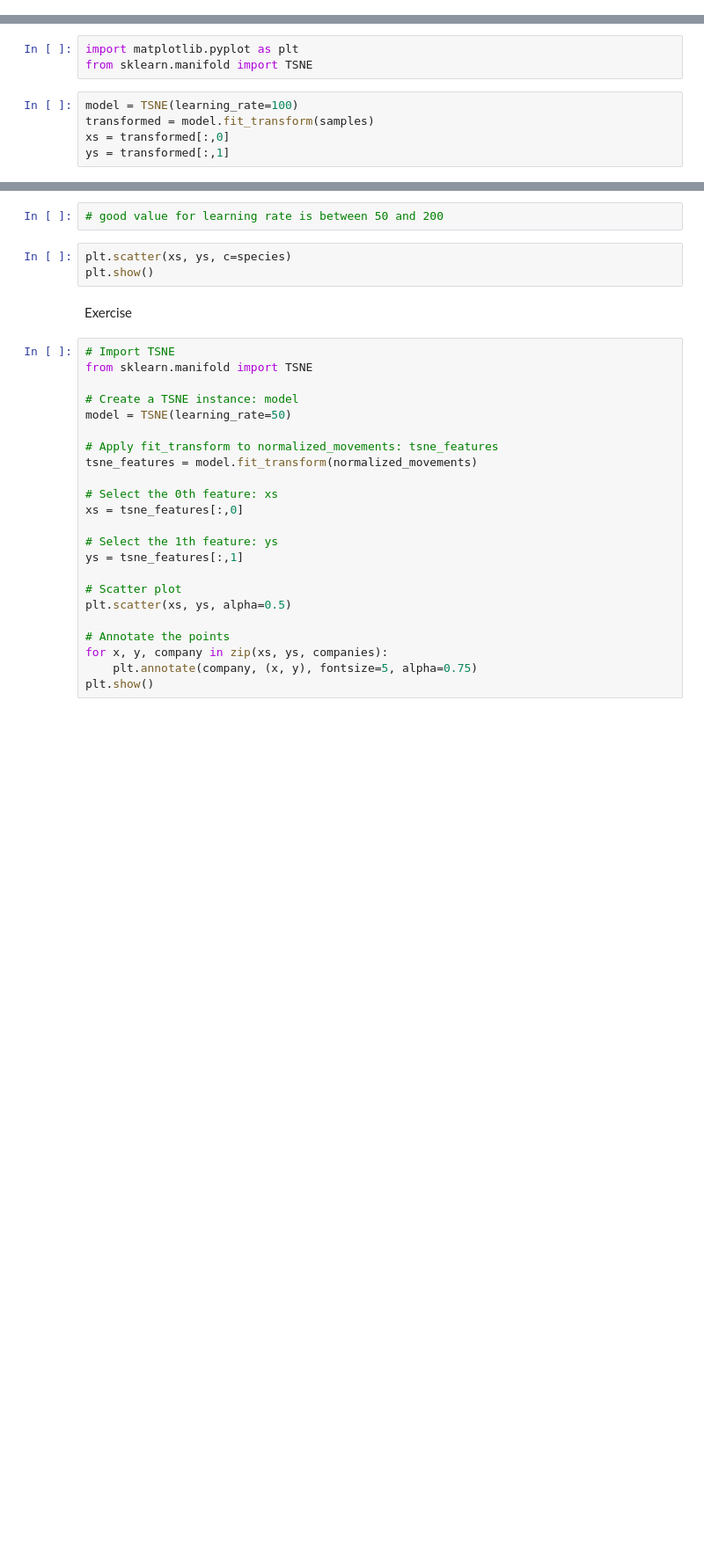
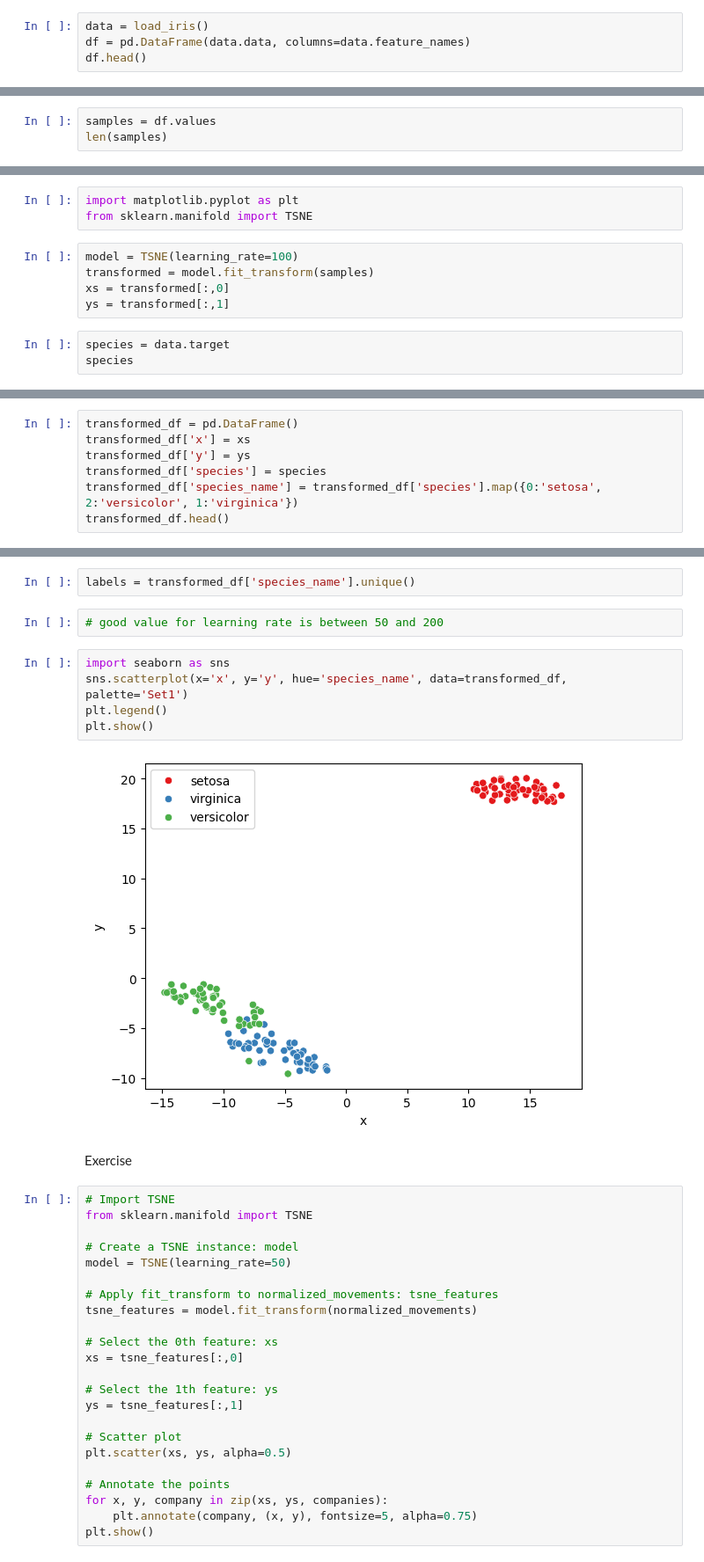
Before and after one commit to riddlemeS4m/machine-learning-scientist-datacamp, a Jupyter notebook: module-3-unsupervised-learning/tsne.ipynb, the cells around one changed output, grey strips where cells are left out. Shown: that part at 88% size. Cells and saved outputs as stored; diff of their text form; blank space fills up the shorter version.

```diff
--- a/module-3-unsupervised-learning/tsne.ipynb
+++ b/module-3-unsupervised-learning/tsne.ipynb
@@ -18,0 +21,4 @@ Requirement already satisfied: threadpoolctl>=2.0.0 in /usr/local/lib/python3.10
+# %%
+data = load_iris()
+df = pd.DataFrame(data.data, columns=data.feature_names)
+df.head()
@@ -18,0 +32,3 @@ Requirement already satisfied: threadpoolctl>=2.0.0 in /usr/local/lib/python3.10
+# %%
+samples = df.values
+len(samples)
@@ -29,3 +52,6 @@ model = TSNE(learning_rate=100)
 transformed = model.fit_transform(samples)
 xs = transformed[:,0]
 ys = transformed[:,1]
+# %%
+species = data.target
+species
@@ -31,0 +71,7 @@ ys = transformed[:,1]
+# %%
+transformed_df = pd.DataFrame()
+transformed_df['x'] = xs
+transformed_df['y'] = ys
+transformed_df['species'] = species
+transformed_df['species_name'] = transformed_df['species'].map({0:'setosa', 2:'versicolor', 1:'virginica'})
+transformed_df.head()
@@ -32,8 +85,14 @@ ys = transformed[:,1]
+# %%
+labels = transformed_df['species_name'].unique()
 # %%
 # good value for learning rate is between 50 and 200
-# %%
-plt.scatter(xs, ys, c=species)
-plt.show()
+# %%
+import seaborn as sns
+sns.scatterplot(x='x', y='y', hue='species_name', data=transformed_df, palette='Set1')
+plt.legend()
+plt.show()
+# %% [output]
+[figure, added]
 # %% [markdown]
 Exercise
 # %%
```
Also changed, not shown: parts of 8 cells of this notebook.
